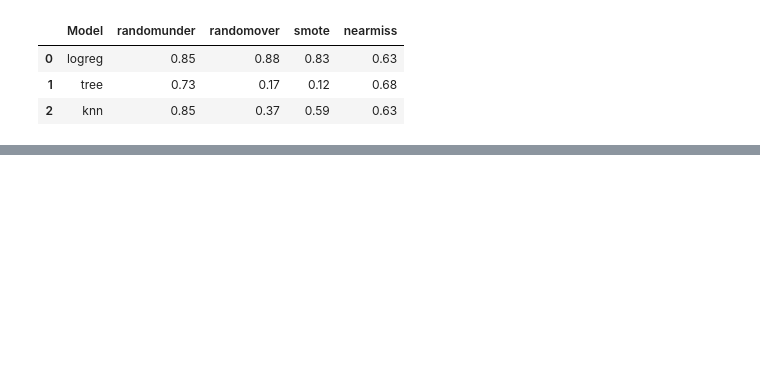
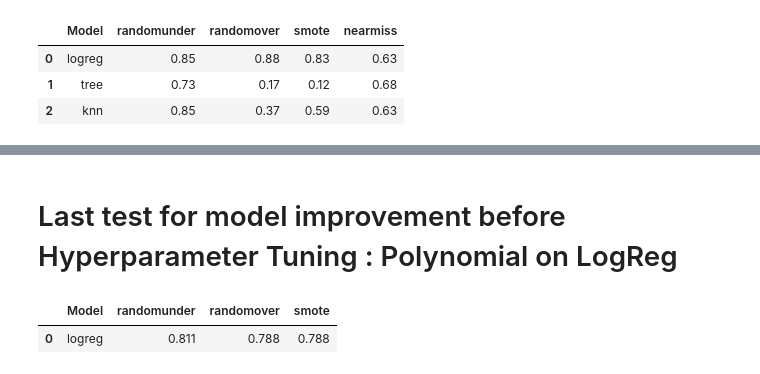
Before and after one commit to shinjiriki/Final-Project-Stroke, a Jupyter notebook: stroke_predict.ipynb, the cells around one changed output, grey strips where cells are left out. Drawn from its saved outputs; the diff is of its cells as text; code cells hidden in the pictures; blank space fills up the shorter version.

```diff
--- a/stroke_predict.ipynb
+++ b/stroke_predict.ipynb
@@ -850,0 +916,36 @@ transformer_mean_logreg = ColumnTransformer([
+# %% [markdown]
+# Last test for model improvement before Hyperparameter Tuning : Polynomial on LogReg
+# %%
+poly_scale = Pipeline([
+    ('Simple Imputer',SimpleImputer(strategy = 'mean')),
+    ('Poly', PolynomialFeatures(degree = 1, interaction_only = False, include_bias = False)),
+    ('Scaling', RobustScaler())
+])
+transformer_mean_logreg = ColumnTransformer([
+    ('One Hot', one_hot, ['gender','ever_married','Residence_type']),
+    ('Binary', binary, ['work_type','smoking_status']),
+    ('Polynomial then Robust', poly_scale, ['bmi','avg_glucose_level'])
+], remainder = 'passthrough')
+# %%
+def model_evaluation_cv_mean_overall_logreg():
+    model_test = [logreg]
+    imbalance_method = [randomunder, randomover, smote]
+    imbalance_method_name = ['randomunder', 'randomover', 'smote']
+    data_comparison = pd.DataFrame({'Model' : ['logreg']})
+    skfold = StratifiedKFold(n_splits = 5)
+    for i in range(len(imbalance_method)):
+        temp_list = []
+        for j in range(len(model_test)):
+            estimator = Pipeline([
+            ('preprocess', transformer_mean_logreg),
+            ('balancing', imbalance_method[i]),
+            ('model', model_test[j])
+        ])
+            model_cv = cross_val_score(estimator, x_train, y_train, scoring = 'recall', cv = skfold)
+            temp_list.append(round(model_cv.mean(),3))
+        data_comparison[imbalance_method_name[i]] = temp_list
+    return data_comparison
+model_evaluation_cv_mean_overall_logreg()
+# %% [output]
+|  | Model | randomunder | randomover | smote |
+| 0 | logreg | 0.811 | 0.788 | 0.788 |
```
Also changed, not shown: parts of 116 cells of this notebook.
